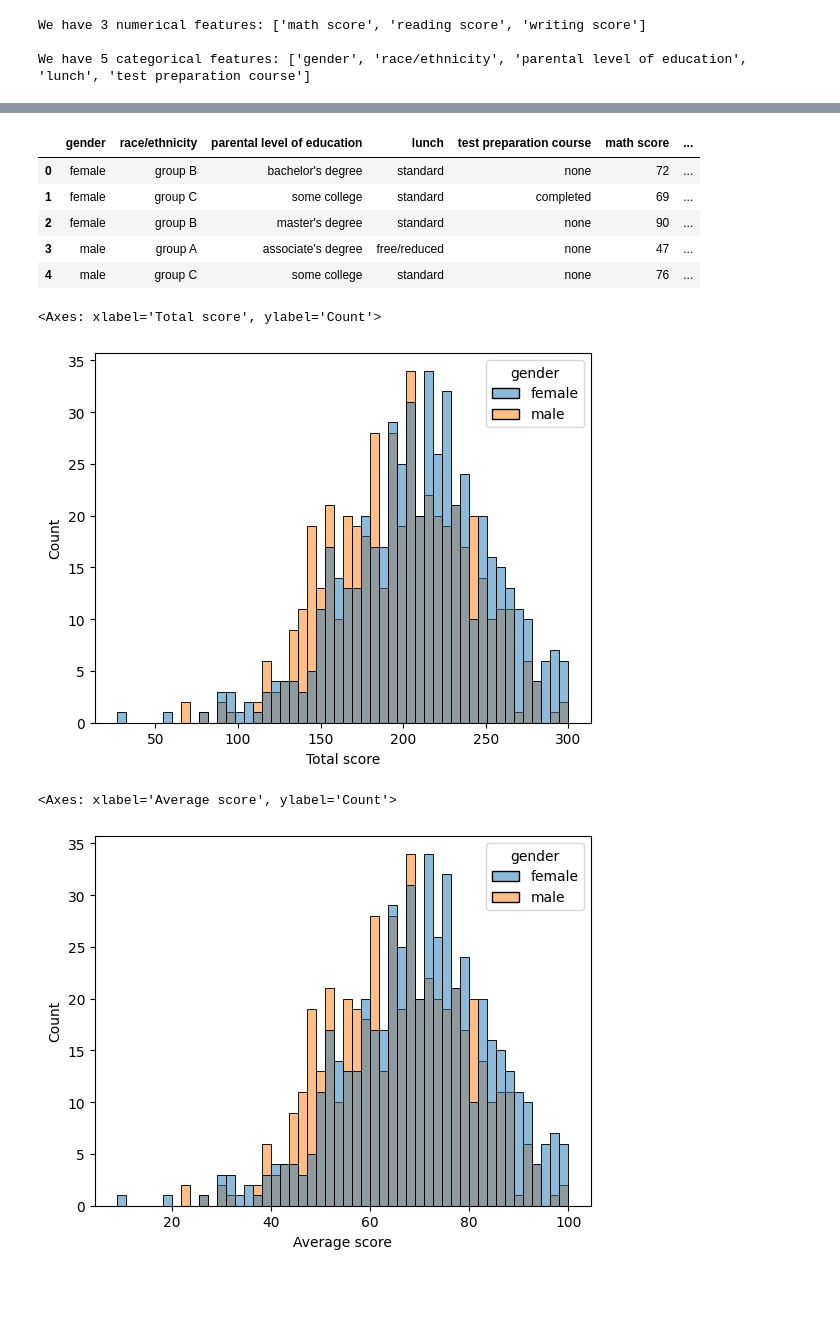
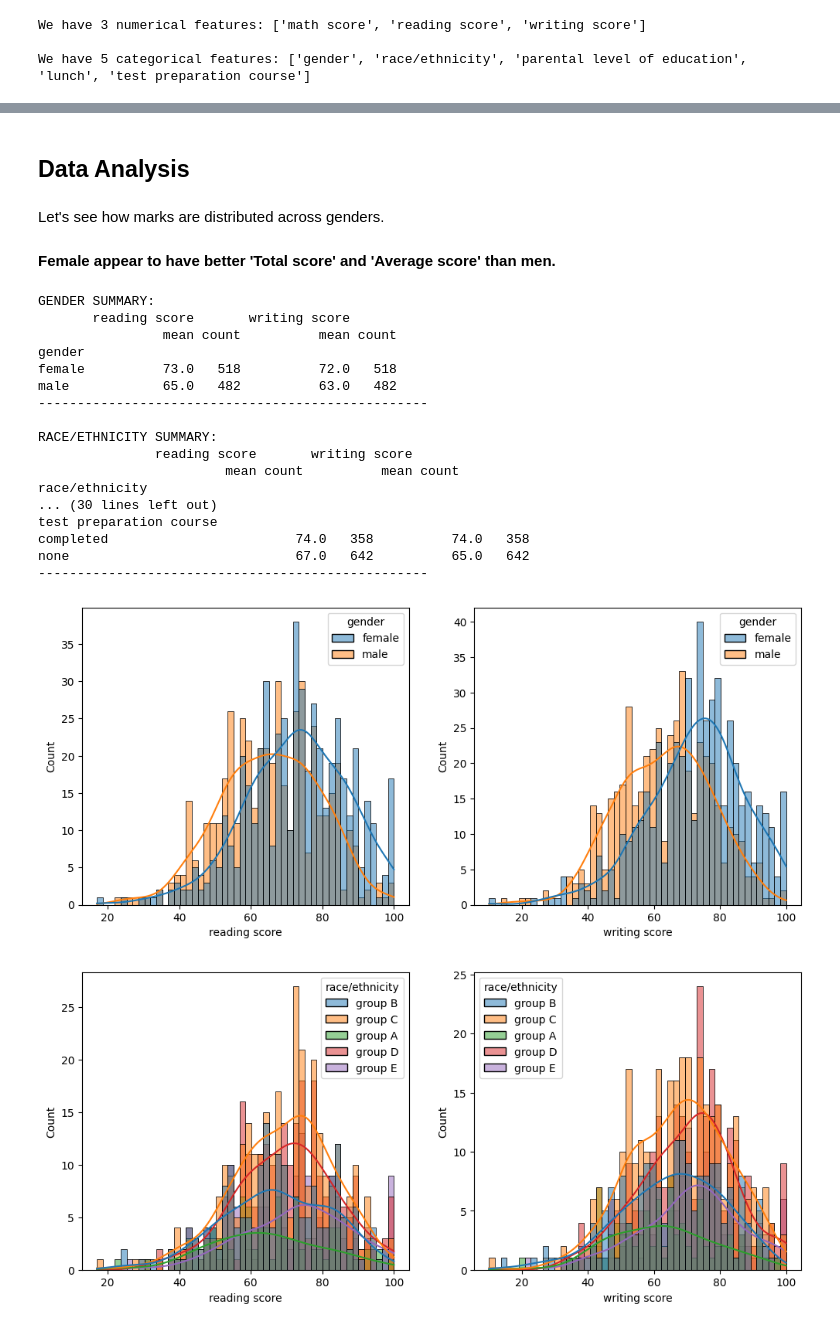
Before and after one commit to hdkshetty14/mlproject, a Jupyter notebook: notebook/EDA.ipynb, the cells around one changed output, grey strips where cells are left out. Saved outputs shown, nothing was run; the diff lists cells and outputs as text; code cells hidden in the pictures; blank space fills up the shorter version.

```diff
--- a/notebook/EDA.ipynb
+++ b/notebook/EDA.ipynb
@@ -104,21 +112,47 @@ We have 5 categorical features: ['gender', 'race/ethnicity', 'parental level of
 # %%
-df['Total score']=df['math score']+df['reading score']+df['writing score']
-df['Average score']=df['Total score']/3
-df.head()
+# df['Total score']=df['math score']+df['reading score']+df['writing score']
+# df['Average score']=df['Total score']/3
+# df.head()
-# %% [output]
-|  | gender | race/ethnicity | parental level of education | lunch | test preparation course | math score | ... |
-| 0 | female | group B | bachelor's degree | standard | none | 72 | ... |
-| 1 | female | group C | some college | standard | completed | 69 | ... |
-| 2 | female | group B | master's degree | standard | none | 90 | ... |
-| 3 | male | group A | associate's degree | free/reduced | none | 47 | ... |
-| 4 | male | group C | some college | standard | none | 76 | ... |
+# %% [markdown]
+## Data Analysis
+# %% [markdown]
+Let's see how marks are distributed across genders.
 # %%
-sns.histplot(data=df, x='Total score', hue='gender', bins=50, legend=True)
+# fig, axes=plt.subplots(1,2, figsize=(12,5))
+
+# sns.histplot(data=df, x='Total score', hue='gender', bins=50, legend=True, kde=True, ax=axes[0])
+
+# sns.histplot(data=df, x='Average score', hue='gender', bins=50, legend=True, kde=True, ax=axes[1])
-# %% [output]
-<Axes: xlabel='Total score', ylabel='Count'>
-[figure, removed]
-# %%
-sns.histplot(data=df, x='Average score', hue='gender', bins=50, legend=True)
-# %% [output]
-<Axes: xlabel='Average score', ylabel='Count'>
-[figure, removed]
+# %% [markdown]
+**Female appear to have better 'Total score' and 'Average score' than men.**
+# %%
+cols=['gender', 'race/ethnicity', 'parental level of education', 'lunch', 'test preparation course']
+
+for col in cols:
+    fig, axes=plt.subplots(1,2, figsize=(12,5))
+    sns.histplot(data=df, x='reading score', hue=col, bins=50, legend=True, kde=True, ax=axes[0])
+    sns.histplot(data=df, x='writing score', hue=col, bins=50, legend=True, kde=True, ax=axes[1])
+
+    print(f"\n{col.upper()} SUMMARY:")
+    print(df.groupby(col)[['reading score', 'writing score']].agg(['mean', 'count']).round(0))
+    print("-" * 50)
+# %% [output]
+GENDER SUMMARY:
+       reading score       writing score
+                mean count          mean count
+gender
+female          73.0   518          72.0   518
+male            65.0   482          63.0   482
+--------------------------------------------------
+
+RACE/ETHNICITY SUMMARY:
+               reading score       writing score
+                        mean count          mean count
+race/ethnicity
+... (30 lines left out)
+test preparation course
+completed                        74.0   358          74.0   358
+none                             67.0   642          65.0   642
+--------------------------------------------------
+[figure, added]
+[figure, added]
```
Also changed, not shown: parts of 18 cells of this notebook, 16 other files.
